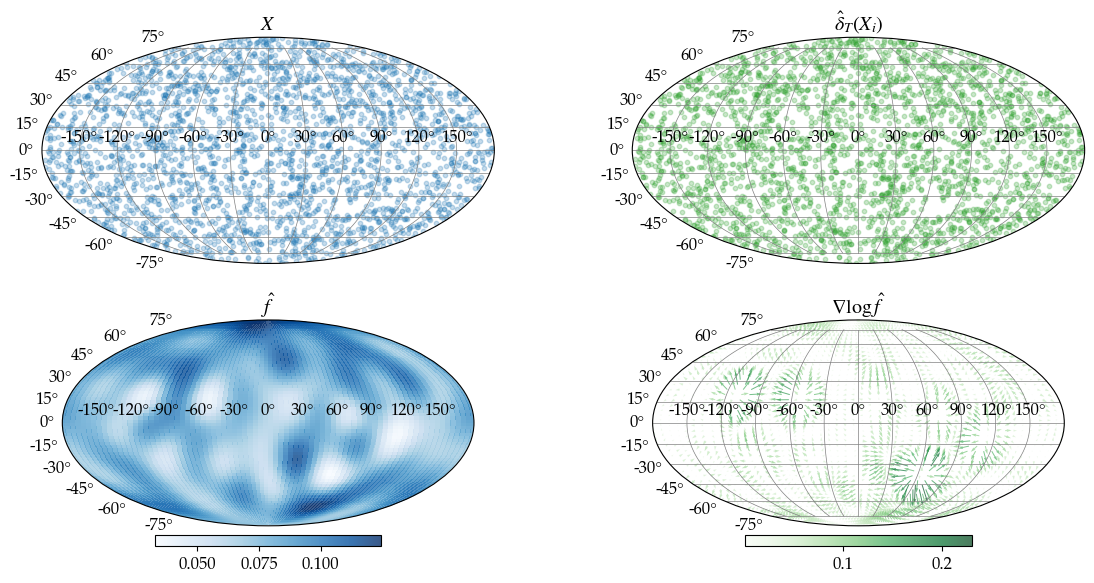
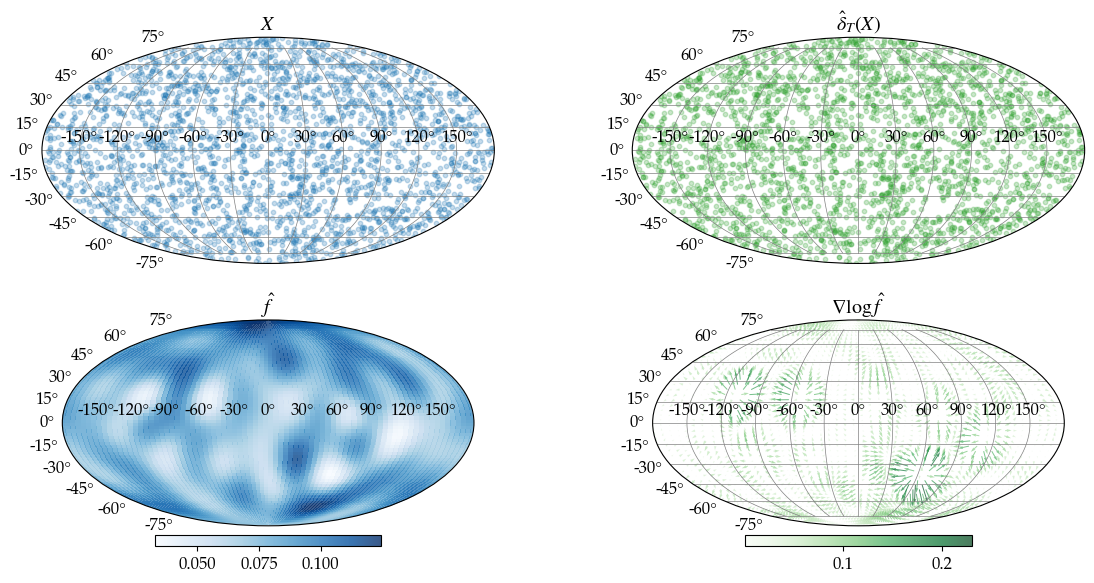
Unified diff of the notebook cell whose output changed from the first chart to the second:
--- before
+++ after
@@ -11,5 +11,5 @@
 
 # Top-right plot: $\hat{\delta}_T(X_i)$
-axs[0, 1].set_title('$\\hat{\\delta}_T(X_i)$')
+axs[0, 1].set_title('$\\hat{\\delta}_T(X)$')
 S2scatter(delta, ax=axs[0, 1], color='C2', alpha=0.25, s=10)
 # ------ SECOND ROW
@@ -26,8 +26,2 @@
 plt.tight_layout()
 plt.show()
-
-
-ax.grid(True, color='gray', lw=0.5)
-ax.set_title('Denoiser displacement: $X_i \\rightarrow \\hat{\\delta}_T(X_i)$')
-plt.tight_layout()
-plt.show()

Commit: figure S2